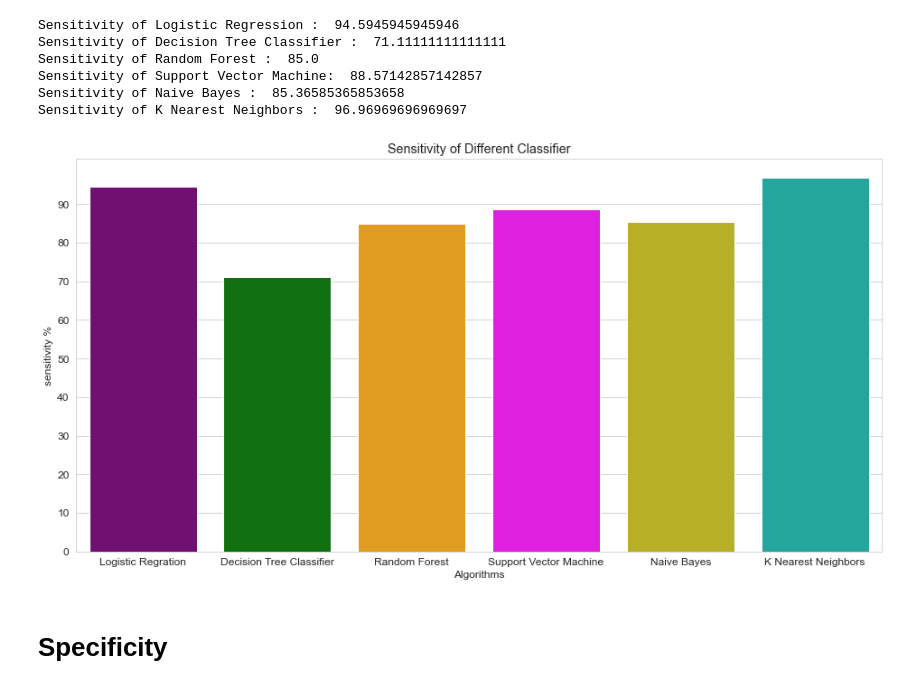
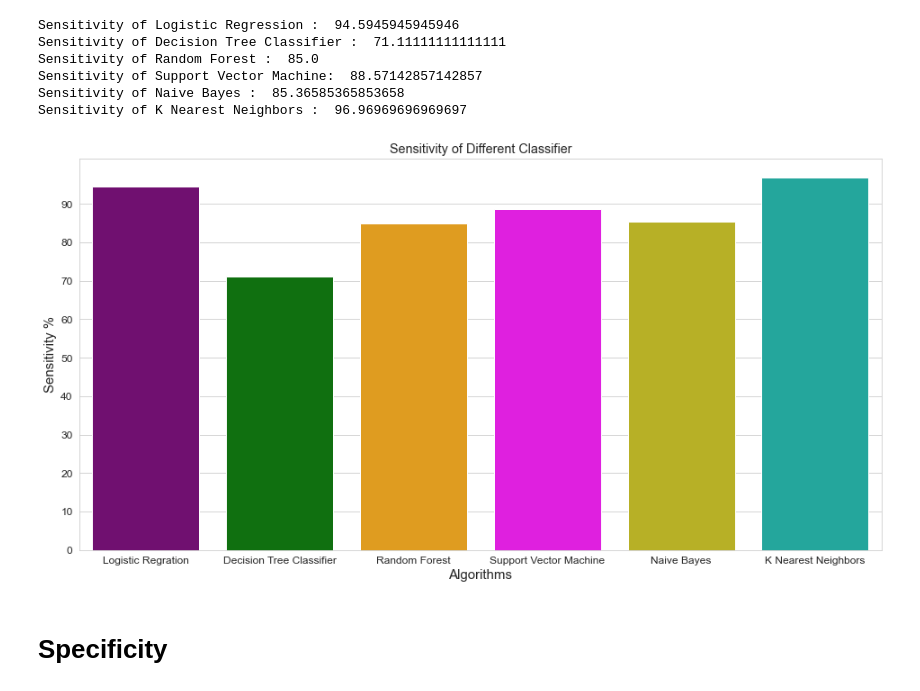
Before and after one commit to MinhajulAkib/Heart-disease-analysis, a Jupyter notebook: Heart Disease Model .ipynb, the cells around one changed output. Cells and saved outputs as stored; diff of their text form; code cells hidden in the pictures.

```diff
--- a/Heart Disease Model .ipynb
+++ b/Heart Disease Model .ipynb
@@ -578,16 +578,17 @@ Sensitivity of K Nearest Neighbors :  96.96969696969697
 # %%
 colors = ["purple", "green", "orange", "magenta","#CFC60E","#0FBBAE"]
 
 sns.set_style("whitegrid")
 plt.figure(figsize=(16,8))
 plt.yticks(np.arange(0,100,10))
-plt.ylabel("sensitivity %")
-plt.xlabel("Algorithms")
+plt.ylabel("Sensitivity %", fontsize = 15)
+plt.xlabel("Algorithms", fontsize = 15)
 plt.title("Sensitivity of Different Classifier")
 sns.barplot(x=list(sensitivitys.keys()), y=list(sensitivitys.values()), palette=colors)
+
 plt.show()
 # %% [output]
-[figure, old version]
+[figure, new version]
 # %% [markdown]
 # Specificity
 # %%
```
Also changed, not shown: parts of 1 cell of this notebook.
